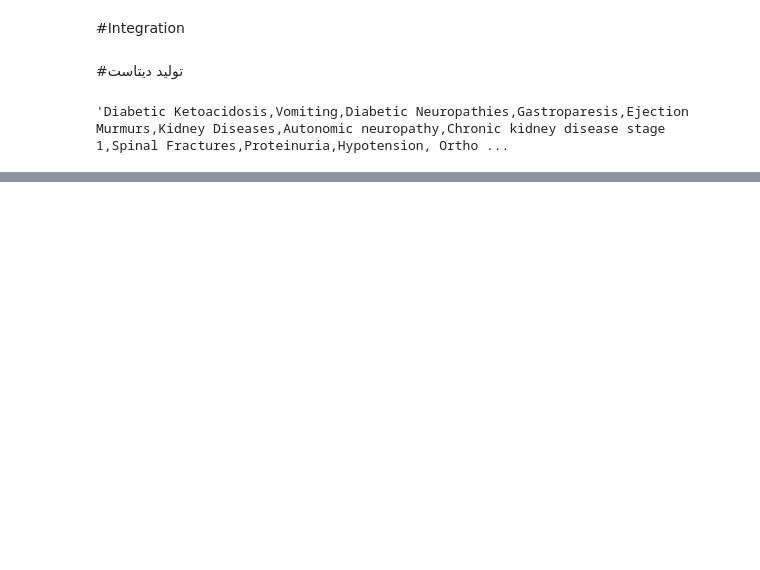
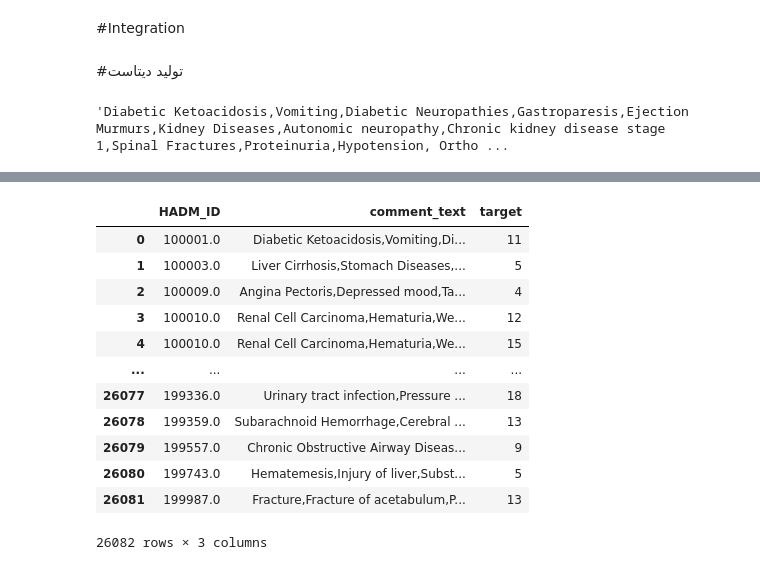
Before and after one commit to HodaMemar/SemanticSimilarity_ClinicalNotes, a Jupyter notebook: Create_Dataset.ipynb, the cells around one changed output, grey strips where cells are left out. Drawn from its saved outputs; the diff is of its cells as text; code cells hidden in the pictures; blank space fills up the shorter version.

```diff
--- a/Create_Dataset.ipynb
+++ b/Create_Dataset.ipynb
@@ -165,4 +203,0 @@ df_text = df_text.rename(columns={'label': 'HADM_ID'})
-# %%
-df_total = pd.merge(df_text, df_diagnosis, on=["HADM_ID"],how="left")
-print(df_total.shape)
-df_total.head()
@@ -178,4 +203,0 @@ df_total.head()
-# %%
-#Only for TFIDF
-df_total.drop(['L1','Unnamed: 0_x',  'TFIDF', 'list_CUIs', 'number_CUIs','Unnamed: 0_y'], axis=1, inplace=True)
-df_total.columns
@@ -186,3 +203,0 @@ Index(['HADM_ID', 'Text', '1', '2', '3', '4', '5', '6', '7', '8', '9', '10',
-# %%
-df_total.drop(['L1','Unnamed: 0_x', 'Unnamed: 0_y'], axis=1, inplace=True)
-df_total.columns
@@ -193,4 +217,4 @@ Index(['HADM_ID', 'Text', '1', '2', '3', '4', '5', '6', '7', '8', '9', '10',
 # %%
 
-df_raw=df_total
-df_raw = df_raw.rename(columns={'Text': 'comment_text'})
+
+df_total = df_total.rename(columns={'Text': 'comment_text'})
@@ -253,0 +229,16 @@ df_raw.to_csv('/content/drive/MyDrive/PaperA3/Final_Dataset/df_raw_L2_G00_Diseas
+# %%
+df_total
+# %% [output]
+|  | HADM_ID | comment_text | target |
+| 0 | 100001.0 | Diabetic Ketoacidosis,Vomiting,Di... | 11 |
+| 1 | 100003.0 | Liver Cirrhosis,Stomach Diseases,... | 5 |
+| 2 | 100009.0 | Angina Pectoris,Depressed mood,Ta... | 4 |
+| 3 | 100010.0 | Renal Cell Carcinoma,Hematuria,We... | 12 |
+| 4 | 100010.0 | Renal Cell Carcinoma,Hematuria,We... | 15 |
+| ... | ... | ... | ... |
+| 26077 | 199336.0 | Urinary tract infection,Pressure ... | 18 |
+| 26078 | 199359.0 | Subarachnoid Hemorrhage,Cerebral ... | 13 |
+| 26079 | 199557.0 | Chronic Obstructive Airway Diseas... | 9 |
+| 26080 | 199743.0 | Hematemesis,Injury of liver,Subst... | 5 |
+| 26081 | 199987.0 | Fracture,Fracture of acetabulum,P... | 13 |
+26082 rows × 3 columns
```
Also changed, not shown: parts of 54 cells of this notebook.
